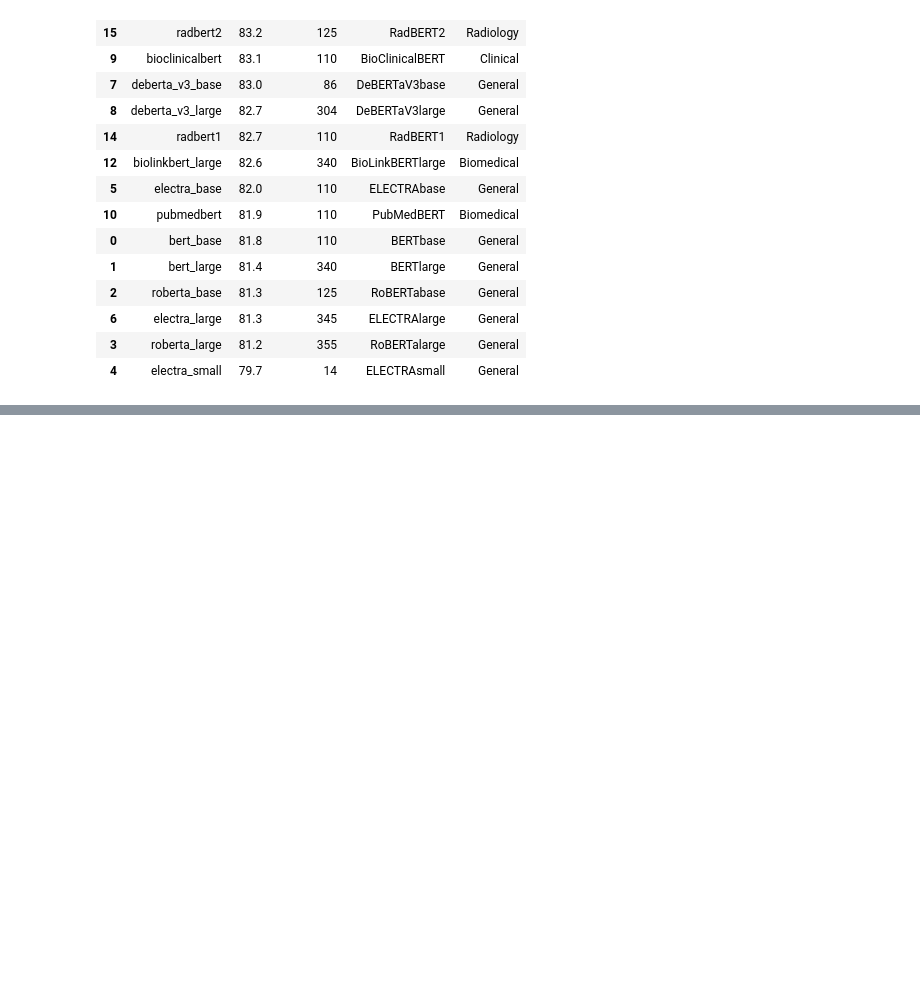
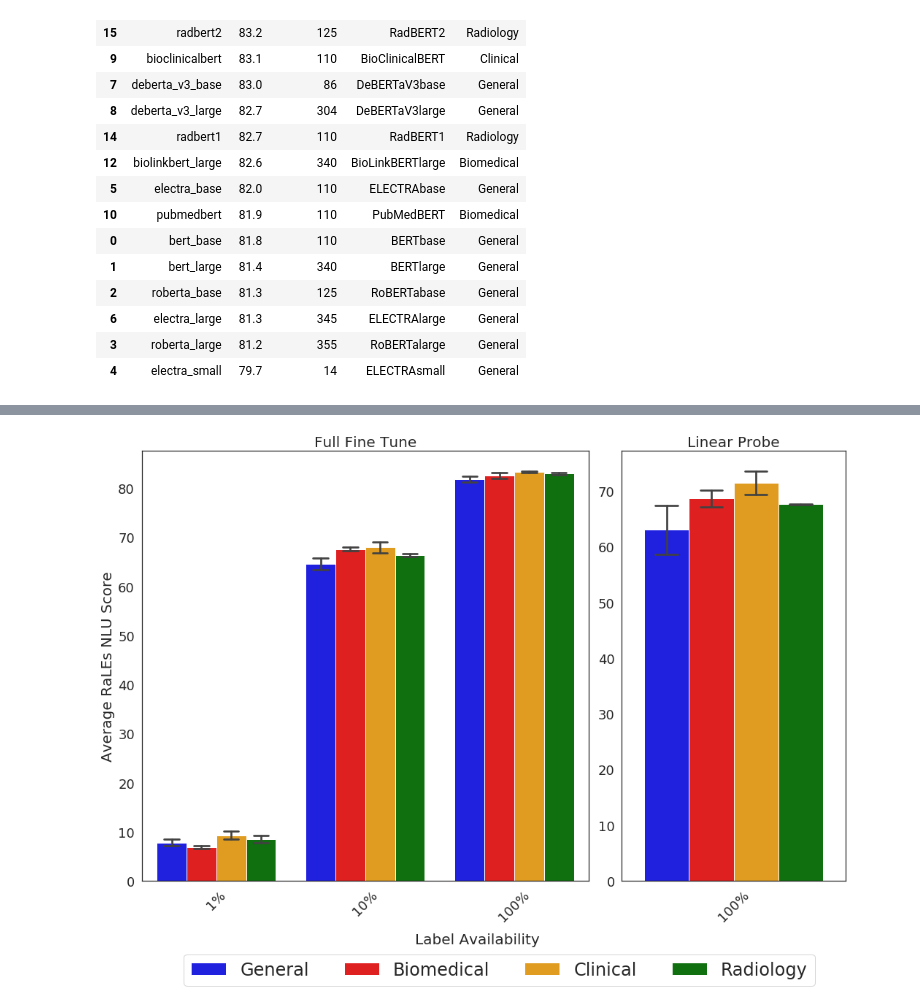
Before and after one commit to StanfordMIMI/RaLEs, a Jupyter notebook: results/make_paper_figures.ipynb, the cells around one changed output, grey strips where cells are left out. Cells and saved outputs as stored; diff of their text form; code cells hidden in the pictures; blank space fills up the shorter version.

```diff
--- a/results/make_paper_figures.ipynb
+++ b/results/make_paper_figures.ipynb
@@ -211,3 +238,18 @@ results_df.sort_values('rales', ascending=False)
 | 6 | electra_large | 81.3 | 345 | ELECTRAlarge | General |
 | 3 | roberta_large | 81.2 | 355 | RoBERTalarge | General |
 | 4 | electra_small | 79.7 | 14 | ELECTRAsmall | General |
+# %%
+import pandas as pd
+
+data = {
+    'domain': ['General', 'General', 'General', 'General', 'General_exclude', 'General', 'General', 'General', 'General', 'Biomedical', 'Biomedical', 'Biomedical', 'Clinical', 'Clinical', 'Radiology', 'Radiology'],
+    'model': ['BERTbase', 'BERTlarge', 'RoBERTabase', 'RoBERTalarge', 'ELECTRAsmall', 'ELECTRAbase', 'ELECTRAlarge', 'DeBERTa-V3base', 'DeBERTa-V3large', 'PubMedBERT', 'BioLinkBERTbase', 'BioLinkBERTlarge', 'BioClinicalBERT', 'GatorTron', 'RadBERT1', 'RadBERT2'],
+    '1': [9.1, 7.7, 6.8, 8.3, 7.1, 7.9, 7.1, 7.7, 7.7, 6.9, 6.6, 7.3, 8.5, 10.1, 7.7, 9.2],
+    '10': [62.4, 65.0, 64.8, 64.3, 63.2, 65.0, 63.2, 66.7, 65.0, 67.6, 68.0, 67.1, 66.8, 69.1, 66.7, 66.1],
+    '100': [81.8, 81.4, 81.3, 81.2, 79.7, 82.0, 81.3, 83.0, 82.7, 81.9, 83.3, 82.6, 83.1, 83.4, 82.7, 83.2],
+    'lp': [69.4, 63.1, 61.8, 58.3, 60.8, 68.8, 66.0, 57.4, 59.3, 69.6, 66.6, 69.8, 69.4, 73.5, 67.5, 67.7]
+}
+
+df = pd.DataFrame(data)
+df = df[df['domain']!="General_exclude"]
+print(df)
@@ -213,0 +273,55 @@ results_df.sort_values('rales', ascending=False)
+# %%
+import seaborn as sns
+import matplotlib.pyplot as plt
+
+fsize=20
+# Set up the plot
+sns.set(style="white", palette='colorblind')
+fig, axes = plt.subplots(1, 2, figsize=(16, 10))
+grid = plt.GridSpec(1, 3, width_ratios=[2, 1, 0.2])
+colors = [matplotlib.colors.to_hex(x) for x in ['blue', 'red', 'orange', 'green']]
+
+data_fft = pd.melt(df, id_vars=['domain','model'], value_vars=['1', '10', '100'], var_name='percent', value_name='score')
+data_lp = pd.melt(df, id_vars=['domain','model'], value_vars=['lp'], var_name='percent', value_name='score')
+
+# Create a grouped bar plot for the left panel with error bars
+left_panel = plt.subplot(grid[0])
+sns.barplot(x="percent", y="score", hue="domain", data=data_fft, palette=colors, ci="sd", capsize=.1, ax=left_panel)
+plt.xticks(rotation=45)
+labels_full_fine_tune = ["1%", "10%", "100%"]
+x = range(len(labels_full_fine_tune))
+left_panel.set_ylabel("Average RaLEs NLU Score", fontsize=fsize)
+left_panel.set_xlabel("Label Availability", fontsize=fsize)
+left_panel.xaxis.set_label_coords(.75, -0.12)
+left_panel.set_title("Full Fine Tune", fontsize=fsize)
+left_panel.set_xticks(x)
+left_panel.set_xticklabels(labels_full_fine_tune, fontsize=fsize-2)
+left_panel.tick_params(axis='y', labelsize=fsize-2)
+
+
+# Create a bar plot for the right panel with error bars
+right_panel = plt.subplot(grid[1])
+sns.barplot(x="percent", y="score", hue="domain", data=data_lp, palette=colors, ci="sd", capsize=.1, ax=right_panel)
+plt.xticks(rotation=45)
+x = [0]
+right_panel.set_ylabel("", fontsize=fsize)
+right_panel.set_xlabel("", fontsize=fsize)
+right_panel.set_title("Linear Probe", fontsize=fsize)
+right_panel.set_xticks(x)
+right_panel.set_xticklabels(["100%"], fontsize=fsize-2)
+right_panel.tick_params(axis='y', labelsize=fsize-2)
+
+plt.tight_layout()
+combined_legends = left_panel.legend(
+    # title="Category",
+    loc='upper center',
+    bbox_to_anchor=(0.8, -0.15),
+    ncol=len(colors),
+    fontsize=24
+)
+combined_legends.get_title().set_fontsize(24)
+right_panel.legend_.remove()
+
+plt.show()
+# %% [output]
+[figure, added]
```
Also changed, not shown: parts of 6 cells of this notebook.
